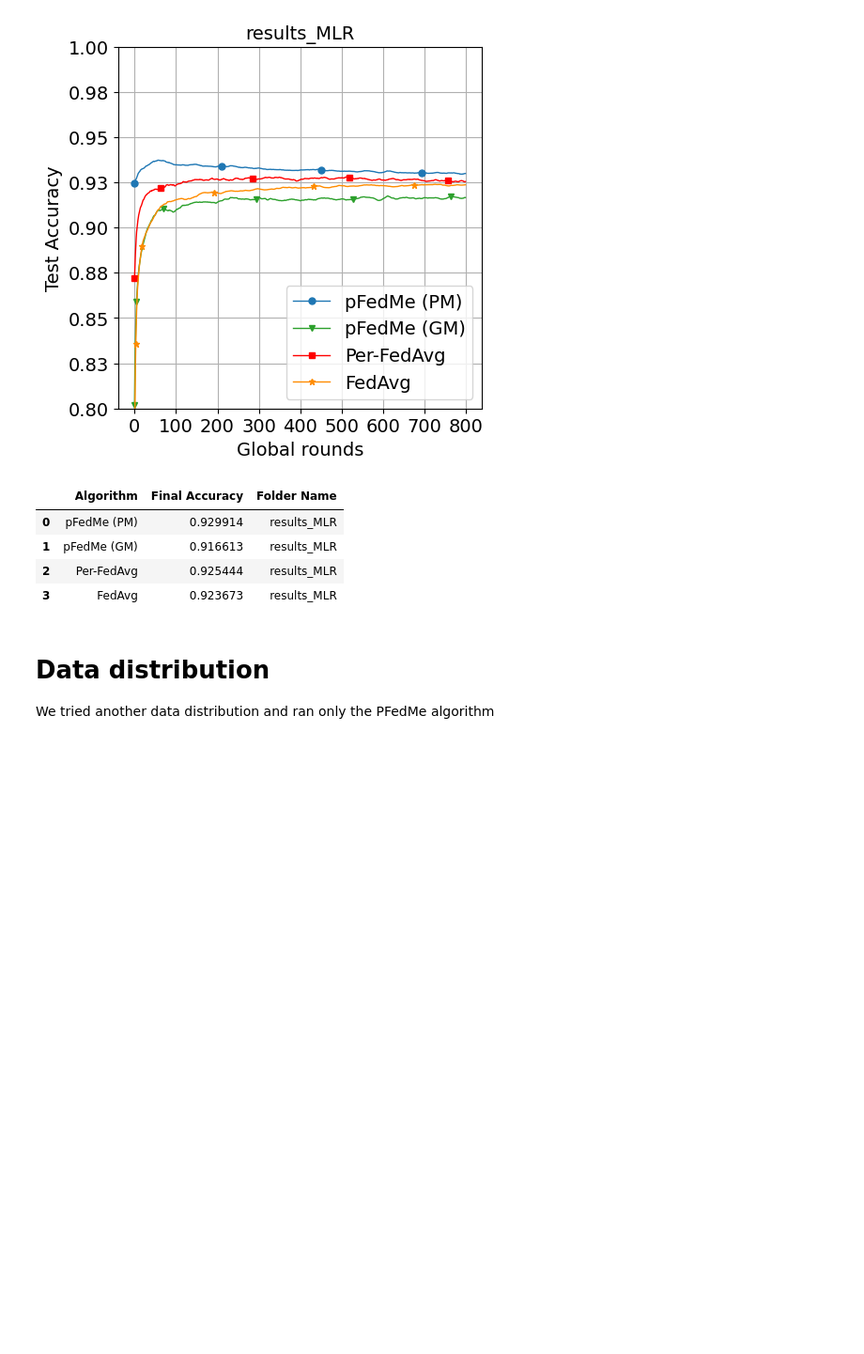
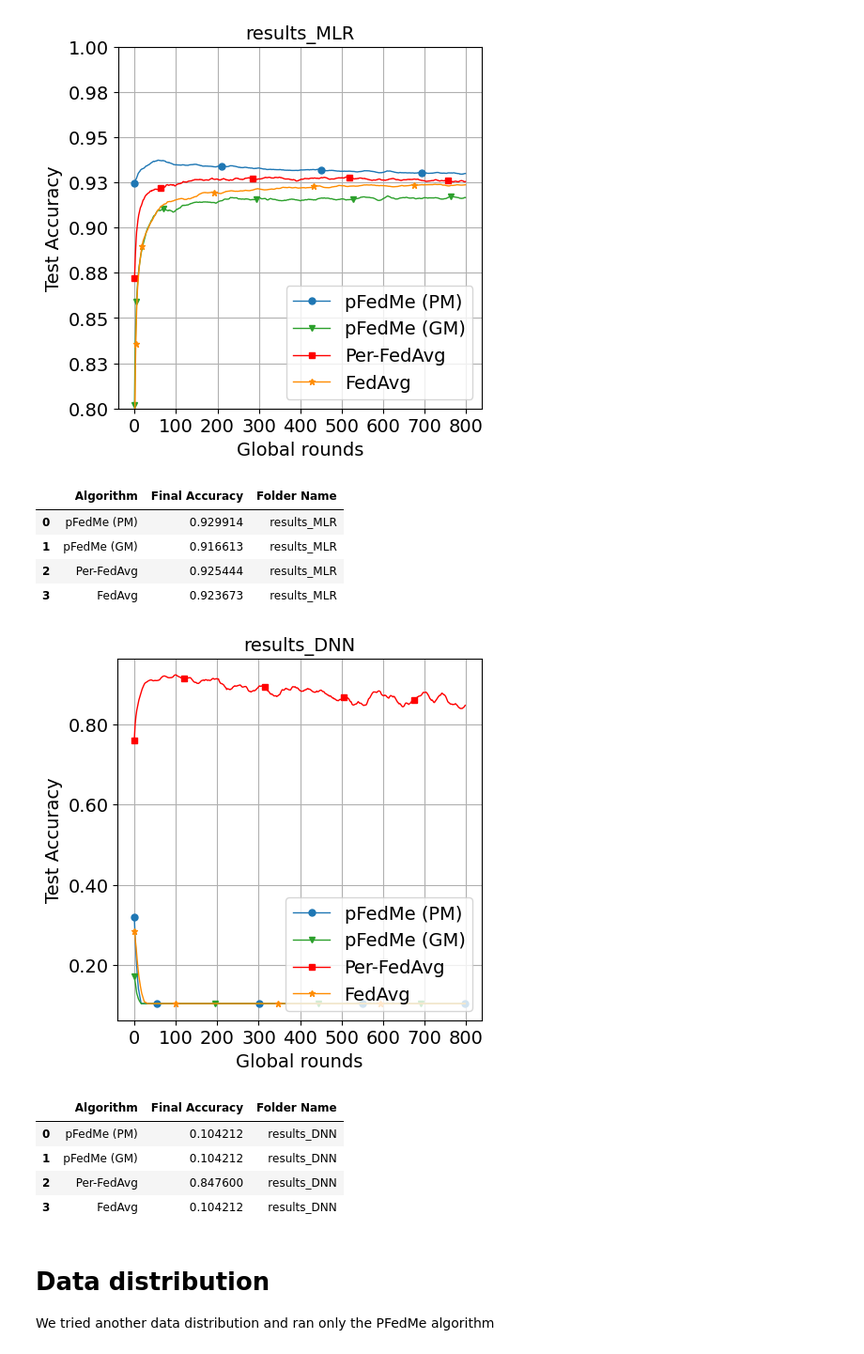
Before and after one commit to Blackangoo/DDLS_Project, a Jupyter notebook: print_results.ipynb, the cells around one changed output. Shown at 94% size. Saved outputs shown, nothing was run; the diff lists cells and outputs as text; code cells hidden in the pictures; blank space fills up the shorter version.

```diff
--- a/print_results.ipynb
+++ b/print_results.ipynb
@@ -527,6 +527,17 @@ plot_comparison(num_users=num_users, folders=folders)
 | 1 | pFedMe (GM) | 0.916613 | results_MLR |
 | 2 | Per-FedAvg | 0.925444 | results_MLR |
 | 3 | FedAvg | 0.923673 | results_MLR |
+# %%
+folders = ["./results_code/change_commit/attacks/results_DNN"]
+# %%
+plot_comparison(num_users=num_users, folders=folders, y_lim=False, attack=True)
+# %% [output]
+[figure, added]
+|  | Algorithm | Final Accuracy | Folder Name |
+| 0 | pFedMe (PM) | 0.104212 | results_DNN |
+| 1 | pFedMe (GM) | 0.104212 | results_DNN |
+| 2 | Per-FedAvg | 0.847600 | results_DNN |
+| 3 | FedAvg | 0.104212 | results_DNN |
 # %% [markdown]
 # Data distribution
 
```
Also changed, not shown: 34 other files.
